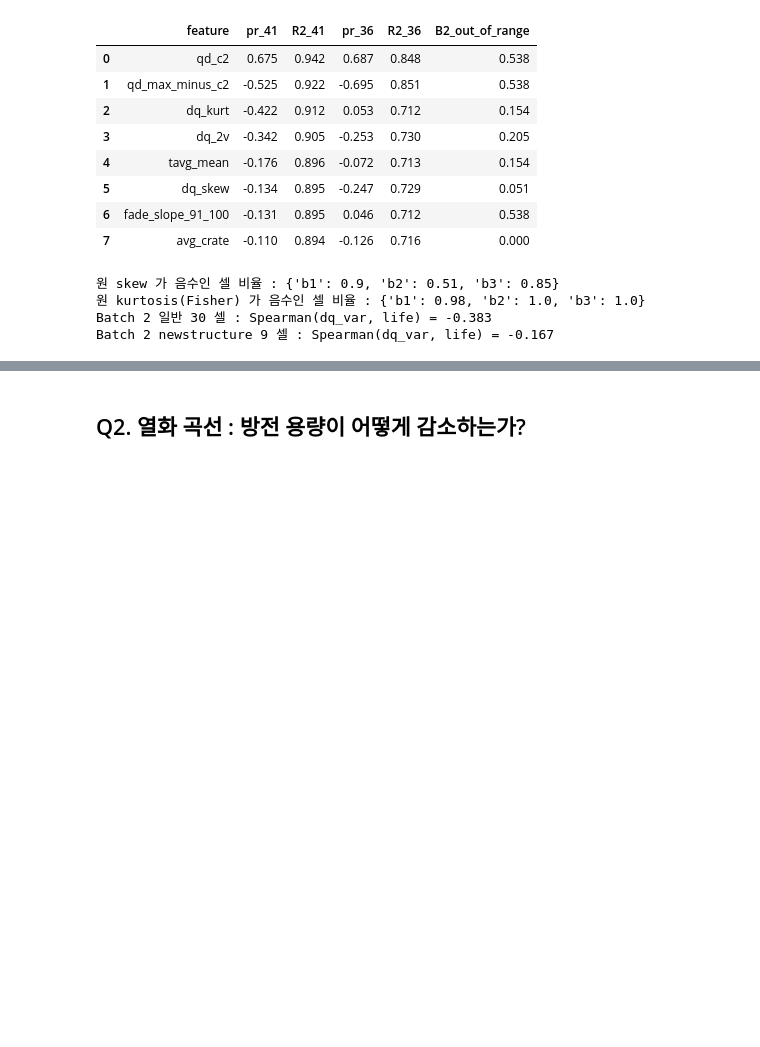
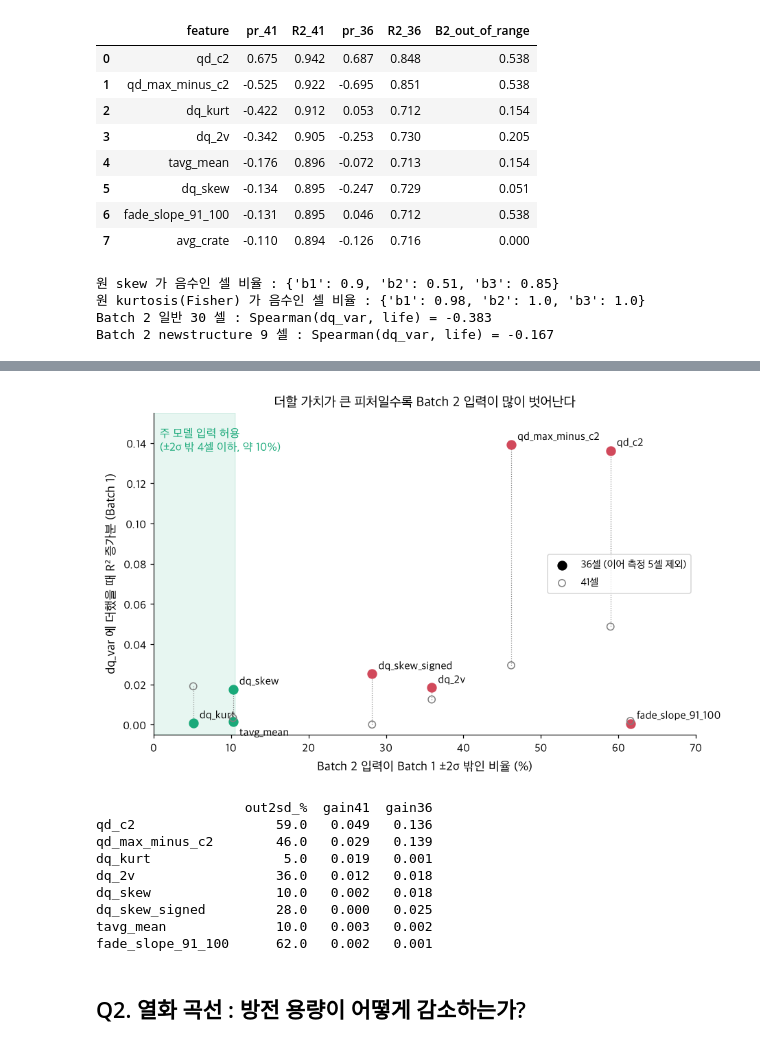
Before and after one commit to 97-99-02/ess-battery-project, a Jupyter notebook: notebooks/01_EDA.ipynb, the cells around one changed output, grey strips where cells are left out. Drawn from its saved outputs; the diff is of its cells as text; code cells hidden in the pictures; blank space fills up the shorter version.

```diff
--- a/notebooks/01_EDA.ipynb
+++ b/notebooks/01_EDA.ipynb
@@ -360,3 +378,37 @@ Batch 2 newstructure 9 셀 : Spearman(dq_var, life) = -0.167
+# %%
+# 그림 : dq_var 위에 더할 때의 R² 증가분 vs Batch 2 ±2σ 밖 비율 (라벨 미사용 축 + Batch 1 R²)
+cand = ['qd_c2', 'qd_max_minus_c2', 'dq_kurt', 'dq_2v', 'dq_skew', 'dq_skew_signed', 'tavg_mean', 'fade_slope_91_100']
+b1a = use[use.batch == 'b1']; b1n = b1a[~b1a.carryover]; u2in = use[use.batch == 'b2']
+mu, sd = b1a[cand].mean(), b1a[cand].std()
+out = (u2in[cand].sub(mu).div(sd).abs() > 2).mean() * 100
+g41 = {f: r2(b1a, ['dq_var', f]) - r2(b1a, ['dq_var']) for f in cand}
+g36 = {f: r2(b1n, ['dq_var', f]) - r2(b1n, ['dq_var']) for f in cand}
+fig, ax = plt.subplots(figsize=(8.6, 5.4))
+thr = 4 / len(u2in) * 100  # 39셀 중 4셀
+ax.axvspan(0, thr + 0.3, color='#19a979', alpha=0.10)
+ax.text(0.8, 0.148, '주 모델 입력 허용\n(±2σ 밖 4셀 이하, 약 10%)', fontsize=11, color='#19a979', va='top')
+for f in cand:
+    ax.plot([out[f], out[f]], [g41[f], g36[f]], color='grey', lw=0.8, ls=':')
+    ax.scatter(out[f], g36[f], s=70, color='#d1495b' if out[f] > thr + 1e-9 else '#19a979', zorder=3)
+    ax.scatter(out[f], g41[f], s=45, facecolors='none', edgecolors='grey', zorder=3)
+    ax.annotate(f, (out[f], g36[f]), textcoords='offset points', xytext=(6, -14) if f == 'tavg_mean' else (6, 4), fontsize=10.5)
+ax.scatter([], [], s=70, color='k', label='36셀 (이어 측정 5셀 제외)'); ax.scatter([], [], s=45, facecolors='none', edgecolors='grey', label='41셀')
+ax.set_xlabel('Batch 2 입력이 Batch 1 ±2σ 밖인 비율 (%)', fontsize=12); ax.set_ylabel('dq_var 에 더했을 때 R² 증가분 (Batch 1)', fontsize=12)
+ax.set_xlim(0, 70); ax.set_ylim(-0.005, 0.155); ax.legend(fontsize=10, loc='center right')
+ax.set_title('더할 가치가 큰 피처일수록 Batch 2 입력이 많이 벗어난다', fontsize=13)
+plt.tight_layout(); plt.savefig(f'{FIG}/q5_addition_vs_shift.png', bbox_inches='tight'); plt.show()
+print(pd.DataFrame({'out2sd_%': out.round(0), 'gain41': pd.Series(g41).round(3), 'gain36': pd.Series(g36).round(3)}))
+# %% [output]
+[figure, added]
+                   out2sd_%  gain41  gain36
+qd_c2                  59.0   0.049   0.136
+qd_max_minus_c2        46.0   0.029   0.139
+dq_kurt                 5.0   0.019   0.001
+dq_2v                  36.0   0.012   0.018
+dq_skew                10.0   0.002   0.018
+dq_skew_signed         28.0   0.000   0.025
+tavg_mean              10.0   0.003   0.002
+fade_slope_91_100      62.0   0.002   0.001
 # %% [markdown]
 ## Q2. 열화 곡선 : 방전 용량이 어떻게 감소하는가?
 # %%
```
Also changed, not shown: parts of 1 cell of this notebook, 3 other files.
